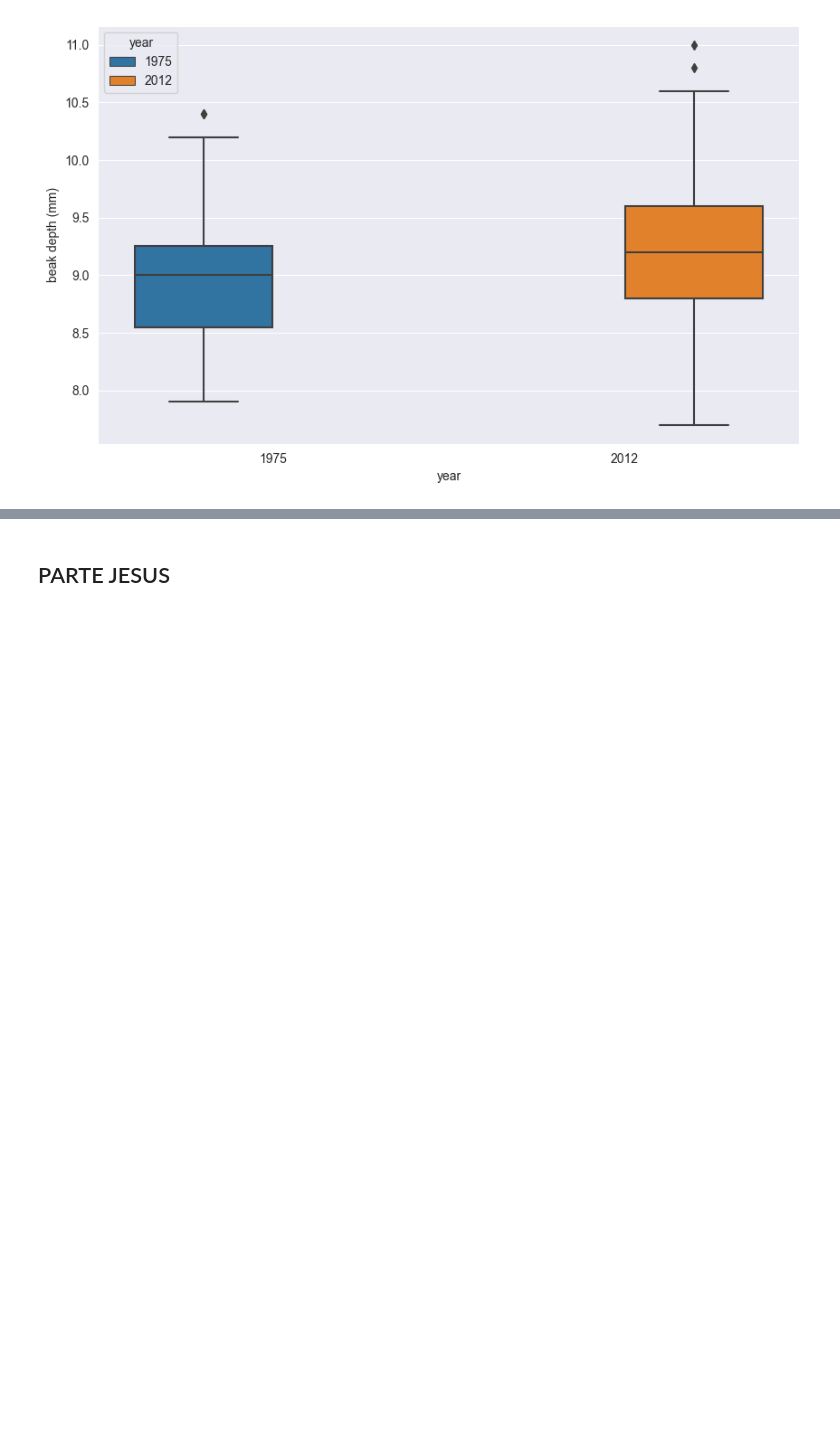
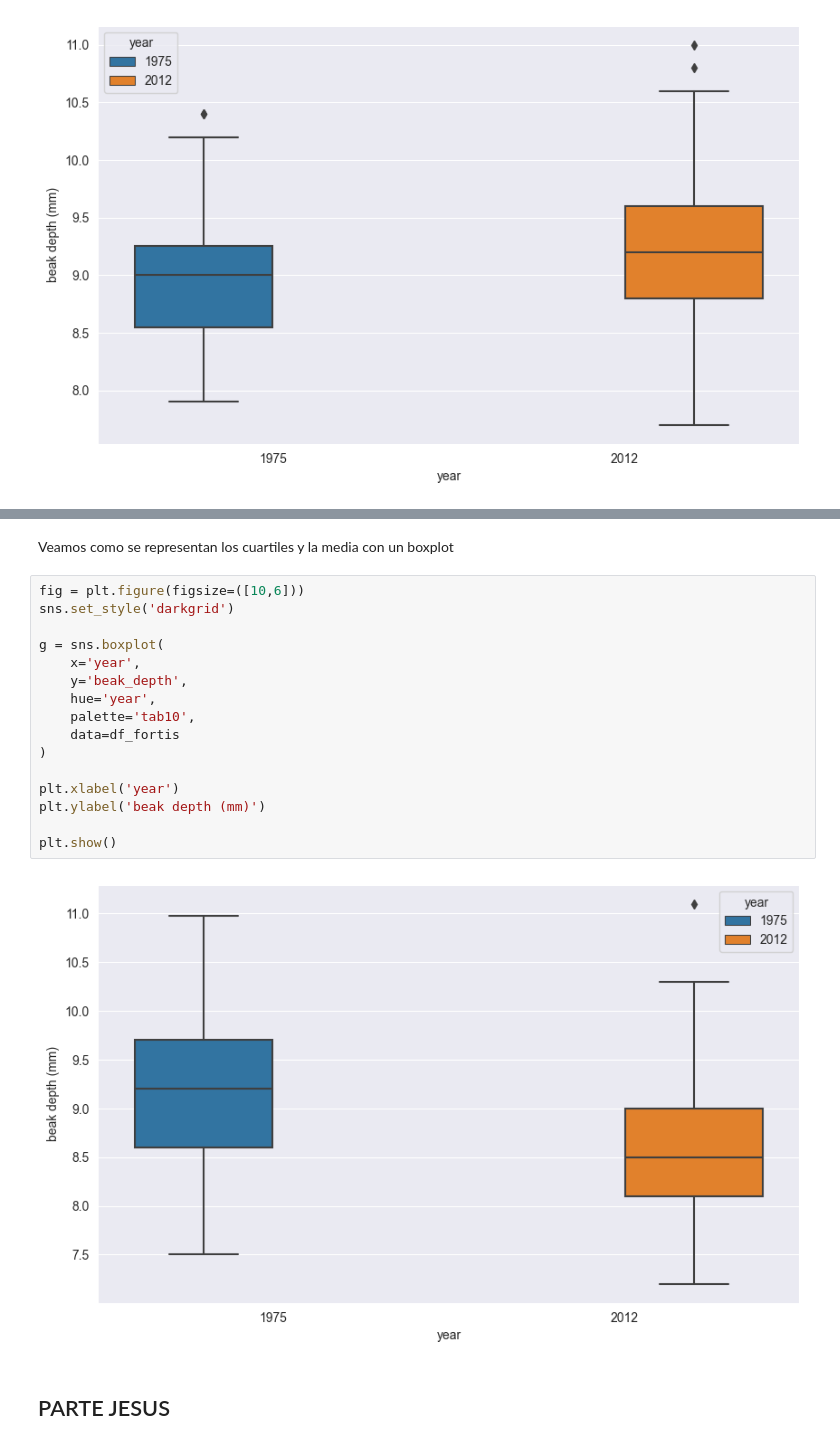
Before and after one commit to jmartingv/proyecto-probstats-mcd, a Jupyter notebook: proyecto.ipynb, the cells around one changed output, grey strips where cells are left out. Saved outputs shown, nothing was run; the diff lists cells and outputs as text; blank space fills up the shorter version.

```diff
--- a/proyecto.ipynb
+++ b/proyecto.ipynb
@@ -266,3 +333,23 @@ plt.show()
+# %% [markdown]
+Veamos como se representan los cuartiles y la media con un boxplot
+# %%
+fig = plt.figure(figsize=([10,6]))
+sns.set_style('darkgrid')
+
+g = sns.boxplot(
+    x='year',
+    y='beak_depth',
+    hue='year',
+    palette='tab10',
+    data=df_fortis
+)
+
+plt.xlabel('year')
+plt.ylabel('beak depth (mm)')
+
+plt.show()
+# %% [output]
+[figure, added]
 # %% [markdown]
 ## PARTE JESUS
 # %% [markdown]
```
Also changed, not shown: parts of 10 cells of this notebook.
